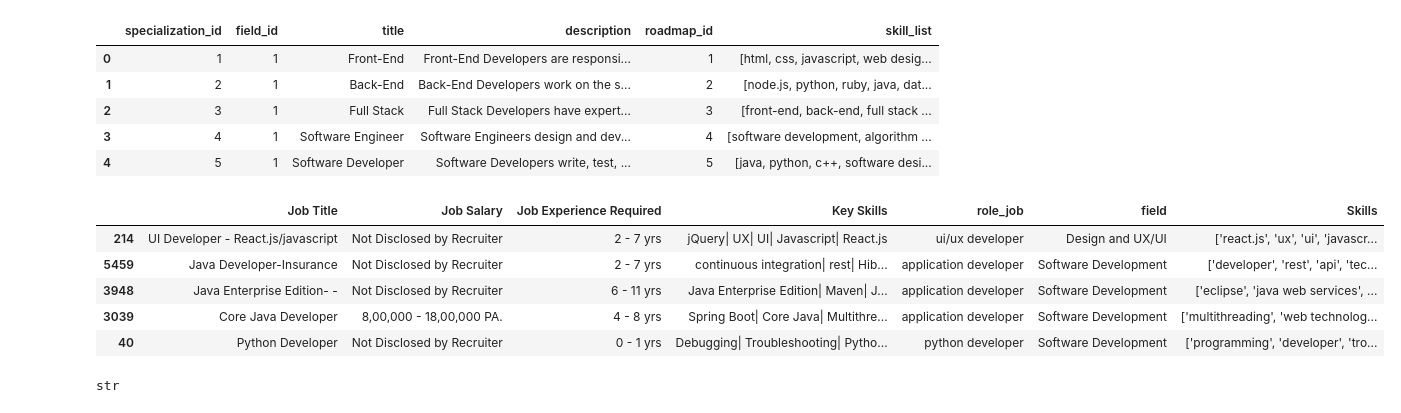
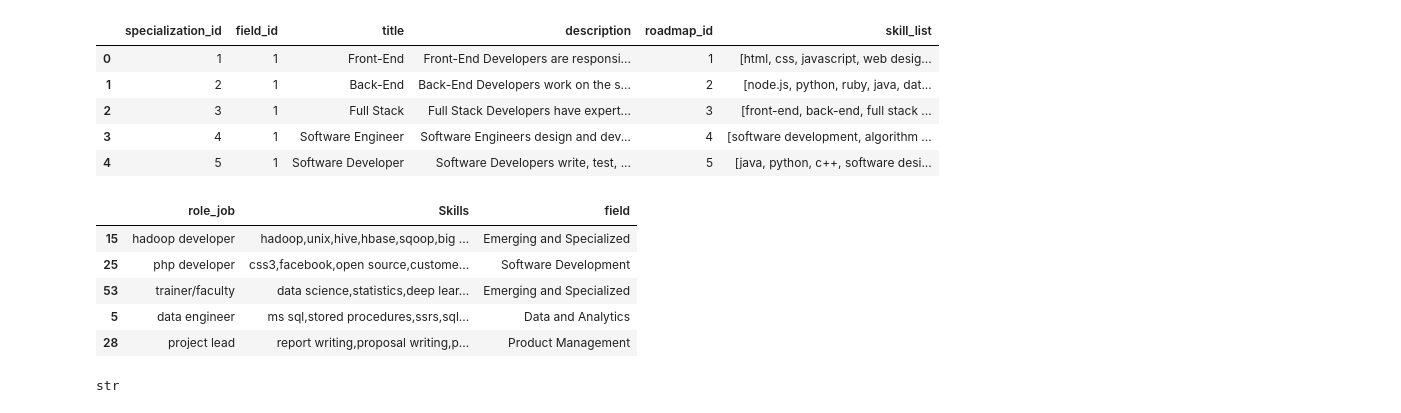
Before and after one commit to ron-ligsay/course-u, a Jupyter notebook: course_u/src/notebooks/specialization_x_field_skills.ipynb, the cells around one changed output. Saved outputs shown, nothing was run; the diff lists cells and outputs as text; code cells hidden in the pictures.

```diff
--- a/course_u/src/notebooks/specialization_x_field_skills.ipynb
+++ b/course_u/src/notebooks/specialization_x_field_skills.ipynb
@@ -137,15 +153,15 @@ specialization.head()
 | 3 | 4 | 1 | Software Engineer | Software Engineers design and dev... | 4 | [software development, algorithm ... |
 | 4 | 5 | 1 | Software Developer | Software Developers write, test, ... | 5 | [java, python, c++, software desi... |
 # %%
-IT = pd.read_csv('../../static/csv/IT_2.csv')
+IT = pd.read_csv('../../static/csv/role_job_skills.csv')
 IT.sample(5)
 # %% [output]
-|  | Job Title | Job Salary | Job Experience Required | Key Skills | role_job | field | Skills |
-| 214 | UI Developer - React.js/javascript | Not Disclosed by Recruiter | 2 - 7 yrs | jQuery| UX| UI| Javascript| React.js | ui/ux developer | Design and UX/UI | ['react.js', 'ux', 'ui', 'javascr... |
-| 5459 | Java Developer-Insurance | Not Disclosed by Recruiter | 2 - 7 yrs | continuous integration| rest| Hib... | application developer | Software Development | ['developer', 'rest', 'api', 'tec... |
-| 3948 | Java Enterprise Edition- - | Not Disclosed by Recruiter | 6 - 11 yrs | Java Enterprise Edition| Maven| J... | application developer | Software Development | ['eclipse', 'java web services', ... |
-| 3039 | Core Java Developer | 8,00,000 - 18,00,000 PA. | 4 - 8 yrs | Spring Boot| Core Java| Multithre... | application developer | Software Development | ['multithreading', 'web technolog... |
-| 40 | Python Developer | Not Disclosed by Recruiter | 0 - 1 yrs | Debugging| Troubleshooting| Pytho... | python developer | Software Development | ['programming', 'developer', 'tro... |
+|  | role_job | Skills | field |
+| 15 | hadoop developer | hadoop,unix,hive,hbase,sqoop,big ... | Emerging and Specialized |
+| 25 | php developer | css3,facebook,open source,custome... | Software Development |
+| 53 | trainer/faculty | data science,statistics,deep lear... | Emerging and Specialized |
+| 5 | data engineer | ms sql,stored procedures,ssrs,sql... | Data and Analytics |
+| 28 | project lead | report writing,proposal writing,p... | Product Management |
 # %%
 type(IT['Skills'][0])
 # %% [output]
```
Also changed, not shown: parts of 48 cells of this notebook.
